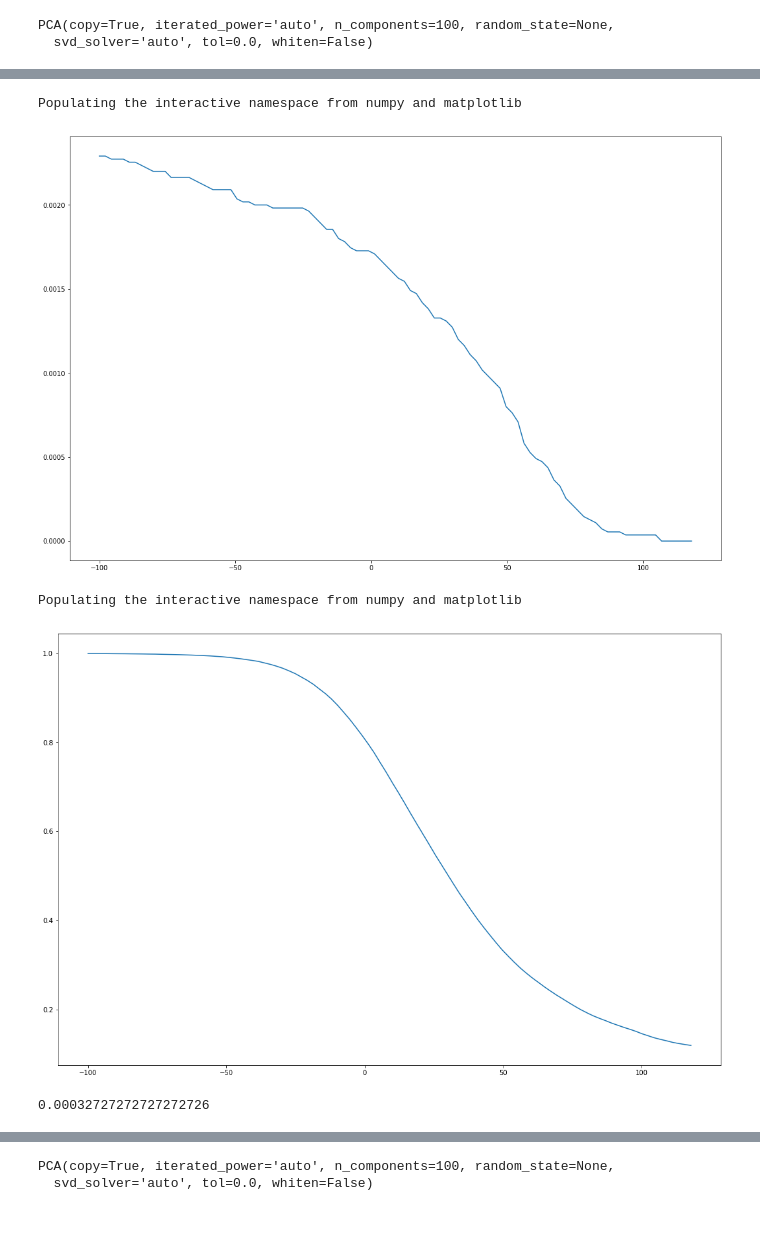
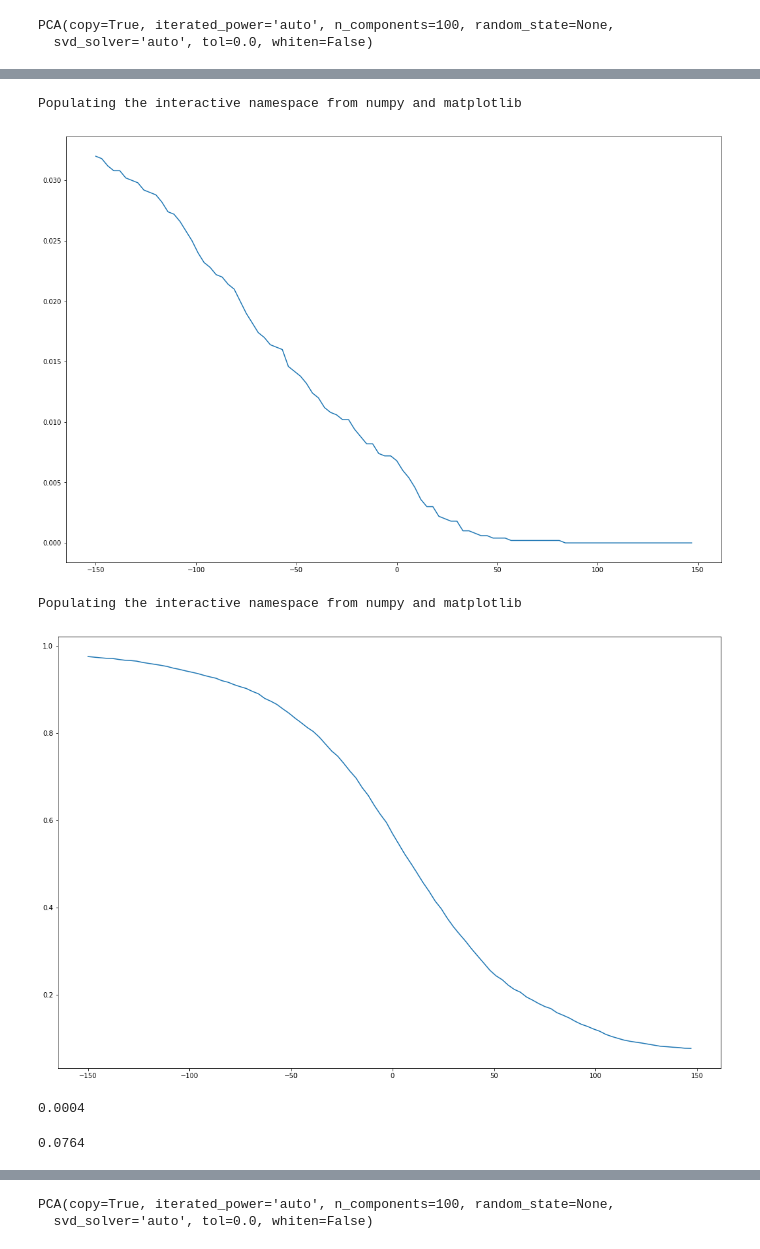
Before and after one commit to RenaudWasTaken/mnist, a Jupyter notebook: GMM_DecisionTree_CNN.ipynb, the cells around one changed output, grey strips where cells are left out. Saved outputs shown, nothing was run; the diff lists cells and outputs as text; code cells hidden in the pictures; blank space fills up the shorter version.

```diff
--- a/GMM_DecisionTree_CNN.ipynb
+++ b/GMM_DecisionTree_CNN.ipynb
@@ -76,6 +91,10 @@ Initialization converged: True   time lapse 18.83252s    ll 56.23885
 train_scores = []
 for i in range(0, 10):
     train_scores.append(gaussian_mixtures[i].score_samples(train_images_pca1))
+# %%
+validation_scores = []
+for i in range(0, 10):
+    validation_scores.append(gaussian_mixtures[i].score_samples(validation_images_pca1))
 # %%
 train_labels_predictions_log_probas = []
 for i in range(0, train_images_pca1.shape[0]):
@@ -84,6 +103,14 @@ for i in range(0, train_images_pca1.shape[0]):
         scores.append(train_scores[j][i])
     predicted_class = scores.index(max(scores))
     train_labels_predictions_log_probas.append([train_set.labels[i], predicted_class, max(scores)])
+# %%
+validation_labels_predictions_log_probas = []
+for i in range(0, validation_images_pca1.shape[0]):
+    scores = []
+    for j in range(0, 10):
+        scores.append(validation_scores[j][i])
+    predicted_class = scores.index(max(scores))
+    validation_labels_predictions_log_probas.append([validation_set.labels[i], predicted_class, max(scores)])
 # %%
 train_false_positive_scores = []
 train_true_positive_scores = []
@@ -94,3 +121,13 @@ for label, prediction, log_proba in train_labels_predictions_log_probas:
         train_true_positive_scores.append(log_proba)
 train_false_positive_scores = sorted(train_false_positive_scores)
 train_true_positive_scores = sorted(train_true_positive_scores)
+# %%
+validation_false_positive_scores = []
+validation_true_positive_scores = []
+for label, prediction, log_proba in validation_labels_predictions_log_probas:
+    if label != prediction:
+        validation_false_positive_scores.append(log_proba)
+    else:
+        validation_true_positive_scores.append(log_proba)
+validation_false_positive_scores = sorted(validation_false_positive_scores)
+validation_true_positive_scores = sorted(validation_true_positive_scores)
@@ -114,8 +151,8 @@ Populating the interactive namespace from numpy and matplotlib
 %pylab inline
 pylab.rcParams['figure.figsize'] = (18, 12)
 
-min_log_proba_threshold = -100.0
-max_log_proba_threshold = 120.0
+min_log_proba_threshold = -150.0
+max_log_proba_threshold = 150.0
 n_tests = 100
 
 X = []
@@ -123,41 +160,41 @@ Y = []
 
 for i in range(0, 100):
     test_log_proba_threshold = min_log_proba_threshold + float(i)*(float(max_log_proba_threshold - min_log_proba_threshold)/float(n_tests))
-    test_train_false_positive_rate1 = float(sum(1 for score in train_false_positive_scores if score >= test_log_proba_threshold)) / float(train_set.images.shape[0])
+    test_validation_false_positive_rate1 = float(sum(1 for score in validation_false_positive_scores if score >= test_log_proba_threshold)) / float(validation_set.images.shape[0])
     X.append(test_log_proba_threshold)
-    Y.append(test_train_false_positive_rate1)
+    Y.append(test_validation_false_positive_rate1)
 
 
 plt.plot(X, Y)
 plt.show()
 # %% [output]
 Populating the interactive namespace from numpy and matplotlib
-[figure, old version]
+[figure, new version]
 # %%
 %pylab inline
 pylab.rcParams['figure.figsize'] = (18, 12)
 
-min_log_proba_threshold = -100.0
-max_log_proba_threshold = 120.0
+min_log_proba_threshold = -150.0
+max_log_proba_threshold = 150.0
 n_tests = 100
 
 X = []
 Y = []
 
 for i in range(0, 100):
     test_log_proba_threshold = min_log_proba_threshold + float(i)*(float(max_log_proba_threshold - min_log_proba_threshold)/float(n_tests))
-    n_unclassified_train_images1 = sum(1 for label, prediction, log_proba in train_labels_predictions_log_probas if log_proba < test_log_proba_threshold)
-    n_classified_train_images1 = train_set.images.shape[0] - n_unclassified_train_images1
+    n_unclassified_validation_images1 = sum(1 for label, prediction, log_proba in validation_labels_predictions_log_probas if log_proba < test_log_proba_threshold)
+    n_classified_validation_images1 = validation_set.images.shape[0] - n_unclassified_validation_images1
 
-    n_classified_ratio = float(n_classified_train_images1) / float(n_unclassified_train_images1 + n_classified_train_images1)
+    n_classified_ratio = float(n_classified_validation_images1) / float(n_unclassified_validation_images1 + n_classified_validation_images1)
 
     X.append(test_log_proba_threshold)
     Y.append(n_classified_ratio)
 
 
 plt.plot(X, Y)
 plt.show()
 # %% [output]
 Populating the interactive namespace from numpy and matplotlib
-[figure, old version]
+[figure, new version]
 # %%
@@ -167,7 +207,11 @@ train_false_positive_rate1 = float(sum(1 for score in train_false_positive_score
 # %%
-print(false_positive_rate1)
+print(validation_false_positive_rate1)
 # %% [output]
-0.00032727272727272726
+0.0004
+# %%
+print(n_classified_ratio)
+# %% [output]
+0.0764
 # %%
 n_unclassified_train_images1 = sum(1 for label, prediction, log_proba in train_labels_predictions_log_probas if log_proba < log_proba_threshold)
 n_classified_train_images1 = train_set.images.shape[0] - n_unclassified_train_images1
```
Also changed, not shown: parts of 34 cells of this notebook, 1 other file.
